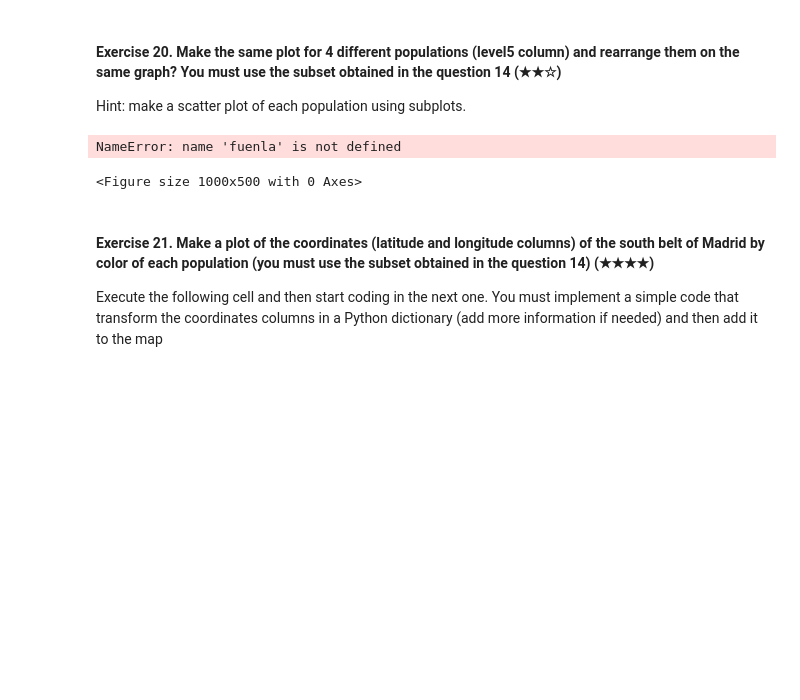
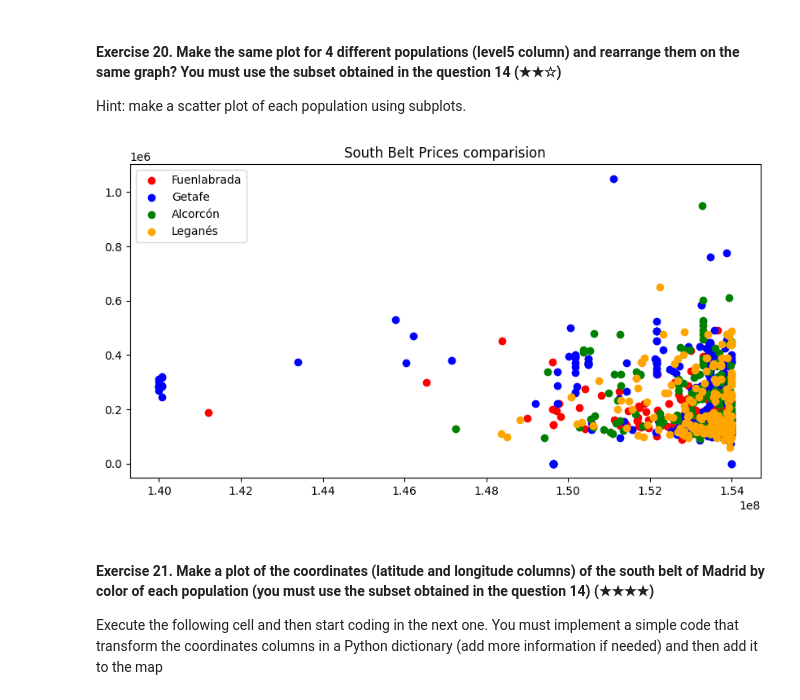
Before and after one commit to SamuelHollis/Final_project_Samu_realestate-datacleanup-exercise, a Jupyter notebook: project.ipynb, the cells around one changed output. Drawn from its saved outputs; the diff is of its cells as text; code cells hidden in the pictures; blank space fills up the shorter version.

```diff
--- a/project.ipynb
+++ b/project.ipynb
@@ -501,22 +489,21 @@ Hint: make a scatter plot of each population using subplots.
 # %%
 # Create subplots
 plt.figure(figsize=(10, 5))
 
 ## Plot all scatter plots in the same graph
-plt.scatter(fuenla['id_realEstates'], fuenla['price'], color='red', label='Fuenlabrada')
-plt.scatter(geta['id_realEstates'], geta['price'], color='blue', label='Getafe')
-plt.scatter(alco['id_realEstates'], alco['price'], color='green', label='Alcorcón')
-plt.scatter(lega['id_realEstates'], lega['price'], color='orange', label='Leganés')
+plt.scatter(pop_data['fuenlabrada']['id_realEstates'], pop_data['fuenlabrada']['price'], color='red', label='Fuenlabrada')
+plt.scatter(pop_data['getafe']['id_realEstates'], pop_data['getafe']['price'], color='blue', label='Getafe')
+plt.scatter(pop_data['alcorcón']['id_realEstates'], pop_data['alcorcón']['price'], color='green', label='Alcorcón')
+plt.scatter(pop_data['leganés']['id_realEstates'], pop_data['leganés']['price'], color='orange', label='Leganés')
 
 #Title and legend
 plt.title('South Belt Prices comparision')
 plt.legend()
 
 # Show the combined plot
 plt.show()
 # %% [output]
-NameError: name 'fuenla' is not defined
-<Figure size 1000x500 with 0 Axes>
+[figure, added]
 # %% [markdown]
 #### Exercise 21. Make a plot of the coordinates (latitude and longitude columns) of the south belt of Madrid by color of each population (you must use the subset obtained in the question 14) (★★★★)
 
```
Also changed, not shown: parts of 5 cells of this notebook.
